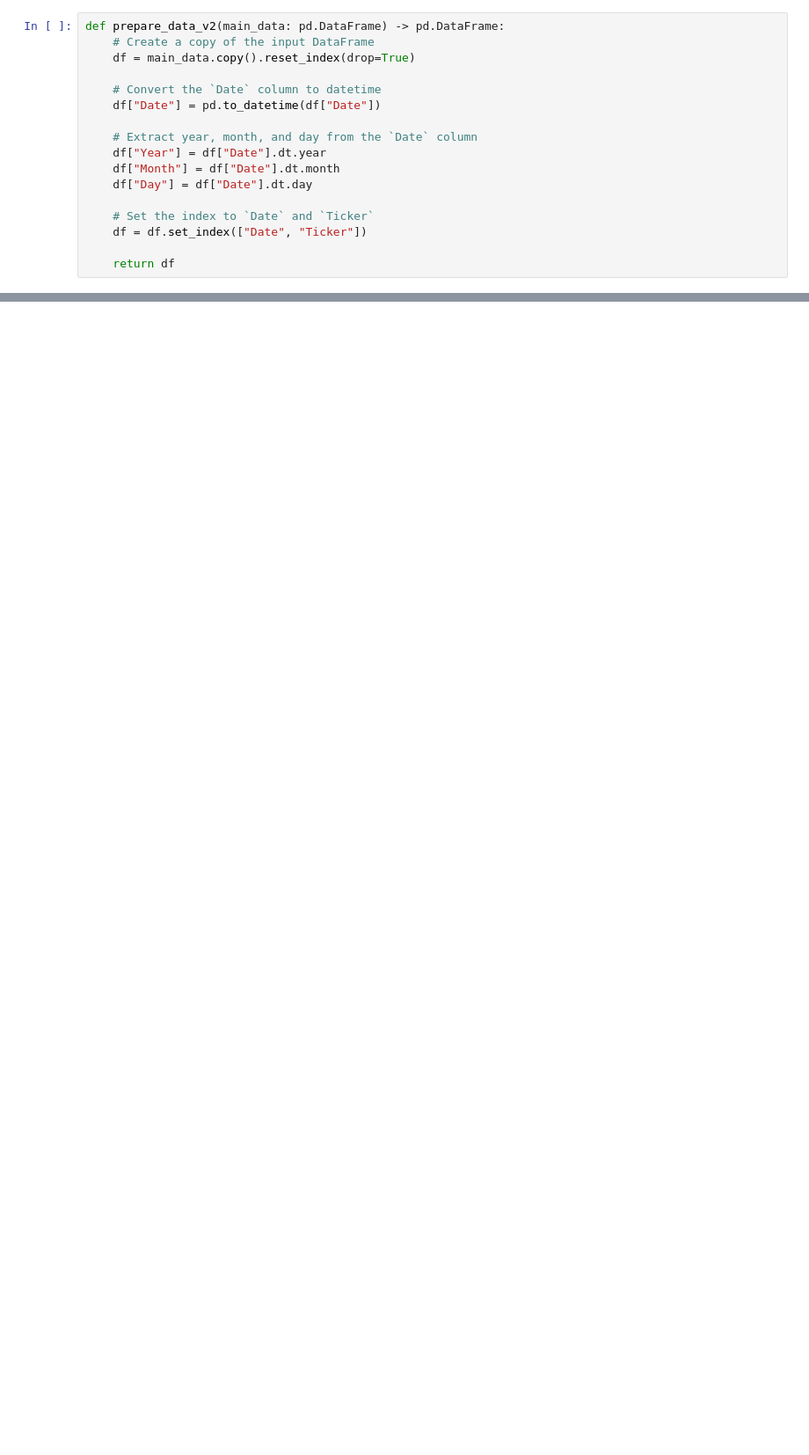
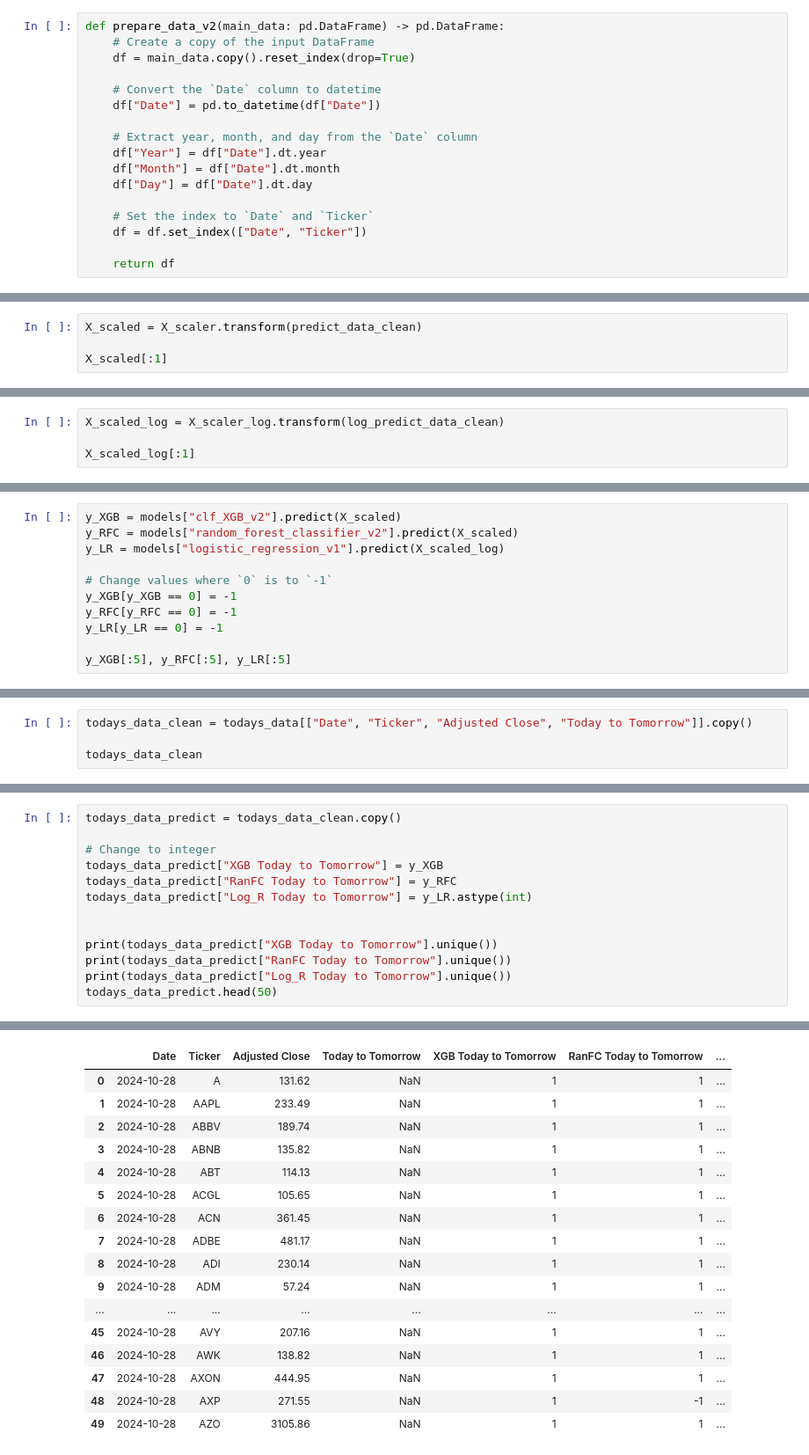
Before and after one commit to Corey-Holton/Group_project_2, a Jupyter notebook: notebooks/christian_exploration/predictions_notebook.ipynb, the cells around one changed output, grey strips where cells are left out. Shown at 88% size. Drawn from its saved outputs; the diff is of its cells as text; blank space fills up the shorter version.

```diff
--- a/notebooks/christian_exploration/predictions_notebook.ipynb
+++ b/notebooks/christian_exploration/predictions_notebook.ipynb
@@ -165,0 +141,4 @@ array([[-0.17354956,  0.63822489,  0.44088412, ...,  0.        ,
+# %%
+X_scaled = X_scaler.transform(predict_data_clean)
+
+X_scaled[:1]
@@ -165,0 +149,4 @@ array([[-0.17354956,  0.63822489,  0.44088412, ...,  0.        ,
+# %%
+X_scaled_log = X_scaler_log.transform(log_predict_data_clean)
+
+X_scaled_log[:1]
@@ -189,0 +178,11 @@ predictions = loaded_model.predict(pivot_data)
+# %%
+y_XGB = models["clf_XGB_v2"].predict(X_scaled)
+y_RFC = models["random_forest_classifier_v2"].predict(X_scaled)
+y_LR = models["logistic_regression_v1"].predict(X_scaled_log)
+
+# Change values where `0` is to `-1`
+y_XGB[y_XGB == 0] = -1
+y_RFC[y_RFC == 0] = -1
+y_LR[y_LR == 0] = -1
+
+y_XGB[:5], y_RFC[:5], y_LR[:5]
@@ -189,0 +191,4 @@ predictions = loaded_model.predict(pivot_data)
+# %%
+todays_data_clean = todays_data[["Date", "Ticker", "Adjusted Close", "Today to Tomorrow"]].copy()
+
+todays_data_clean
@@ -189,0 +209,14 @@ predictions = loaded_model.predict(pivot_data)
+# %%
+todays_data_predict = todays_data_clean.copy()
+
+# Change to integer
+todays_data_predict["XGB Today to Tomorrow"] = y_XGB
+todays_data_predict["RanFC Today to Tomorrow"] = y_RFC
+todays_data_predict["Log_R Today to Tomorrow"] = y_LR.astype(int)
+
+
+print(todays_data_predict["XGB Today to Tomorrow"].unique())
+print(todays_data_predict["RanFC Today to Tomorrow"].unique())
+print(todays_data_predict["Log_R Today to Tomorrow"].unique())
+todays_data_predict.head(50)
+# %% [output]
@@ -189,0 +226,17 @@ predictions = loaded_model.predict(pivot_data)
+|  | Date | Ticker | Adjusted Close | Today to Tomorrow | XGB Today to Tomorrow | RanFC Today to Tomorrow | ... |
+| 0 | 2024-10-28 | A | 131.62 | NaN | 1 | 1 | ... |
+| 1 | 2024-10-28 | AAPL | 233.49 | NaN | 1 | 1 | ... |
+| 2 | 2024-10-28 | ABBV | 189.74 | NaN | 1 | 1 | ... |
+| 3 | 2024-10-28 | ABNB | 135.82 | NaN | 1 | 1 | ... |
+| 4 | 2024-10-28 | ABT | 114.13 | NaN | 1 | 1 | ... |
+| 5 | 2024-10-28 | ACGL | 105.65 | NaN | 1 | 1 | ... |
+| 6 | 2024-10-28 | ACN | 361.45 | NaN | 1 | 1 | ... |
+| 7 | 2024-10-28 | ADBE | 481.17 | NaN | 1 | 1 | ... |
+| 8 | 2024-10-28 | ADI | 230.14 | NaN | 1 | 1 | ... |
+| 9 | 2024-10-28 | ADM | 57.24 | NaN | 1 | 1 | ... |
+| ... | ... | ... | ... | ... | ... | ... | ... |
+| 45 | 2024-10-28 | AVY | 207.16 | NaN | 1 | 1 | ... |
+| 46 | 2024-10-28 | AWK | 138.82 | NaN | 1 | 1 | ... |
+| 47 | 2024-10-28 | AXON | 444.95 | NaN | 1 | 1 | ... |
+| 48 | 2024-10-28 | AXP | 271.55 | NaN | 1 | -1 | ... |
+| 49 | 2024-10-28 | AZO | 3105.86 | NaN | 1 | 1 | ... |
```
Also changed, not shown: parts of 21 cells of this notebook, 5 other files.
